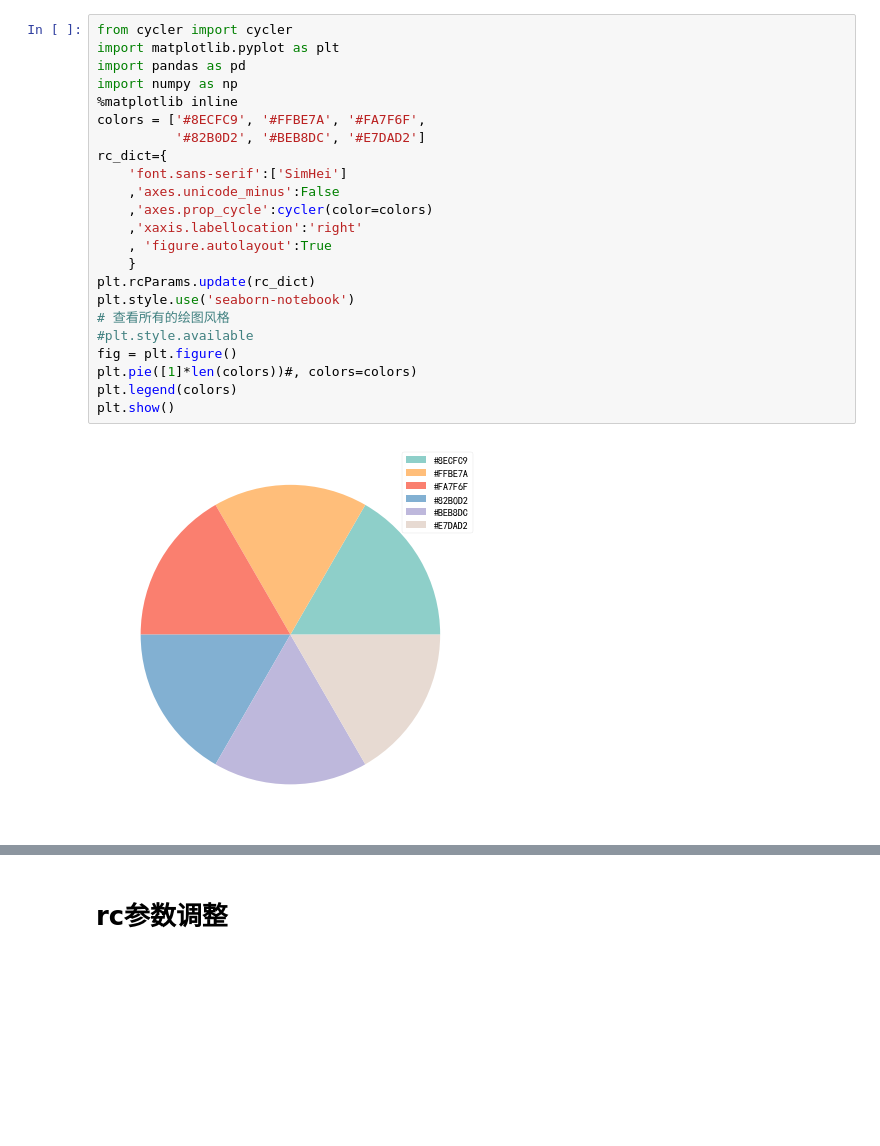
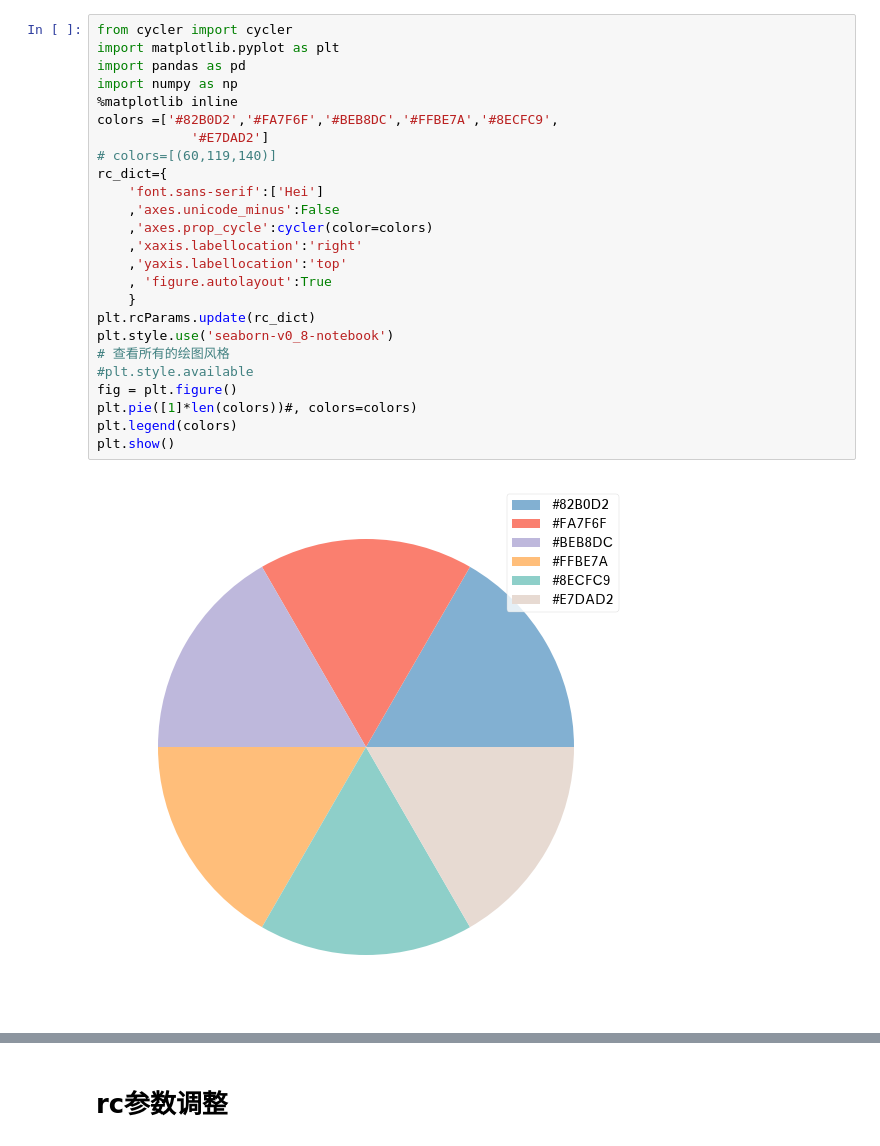
Before and after one commit to kebuAAA/Visualization-using-python, a Jupyter notebook: plt绘图.ipynb, the cells around one changed output, grey strips where cells are left out. Cells and saved outputs as stored; diff of their text form; blank space fills up the shorter version.

```diff
--- a/plt绘图.ipynb
+++ b/plt绘图.ipynb
@@ -1,28 +1,30 @@
 # %%
 from cycler import cycler
 import matplotlib.pyplot as plt
 import pandas as pd
 import numpy as np
 %matplotlib inline
-colors = ['#8ECFC9', '#FFBE7A', '#FA7F6F',
-          '#82B0D2', '#BEB8DC', '#E7DAD2']
+colors =['#82B0D2','#FA7F6F','#BEB8DC','#FFBE7A','#8ECFC9',
+            '#E7DAD2']
+# colors=[(60,119,140)]
 rc_dict={
-    'font.sans-serif':['SimHei']
+    'font.sans-serif':['Hei']
     ,'axes.unicode_minus':False
     ,'axes.prop_cycle':cycler(color=colors)
     ,'xaxis.labellocation':'right'
+    ,'yaxis.labellocation':'top'
     , 'figure.autolayout':True
     }
 plt.rcParams.update(rc_dict)
-plt.style.use('seaborn-notebook')
+plt.style.use('seaborn-v0_8-notebook')
 # 查看所有的绘图风格
 #plt.style.available
 fig = plt.figure()
 plt.pie([1]*len(colors))#, colors=colors)
 plt.legend(colors)
 plt.show()
 # %% [output]
-[figure, old version]
+[figure, new version]
 # %%
 #提取图像中主要颜色
 def get_main_color(img_path, num_colors=5, resize=150):
```
Also changed, not shown: parts of 7 cells of this notebook, 12 other files.
